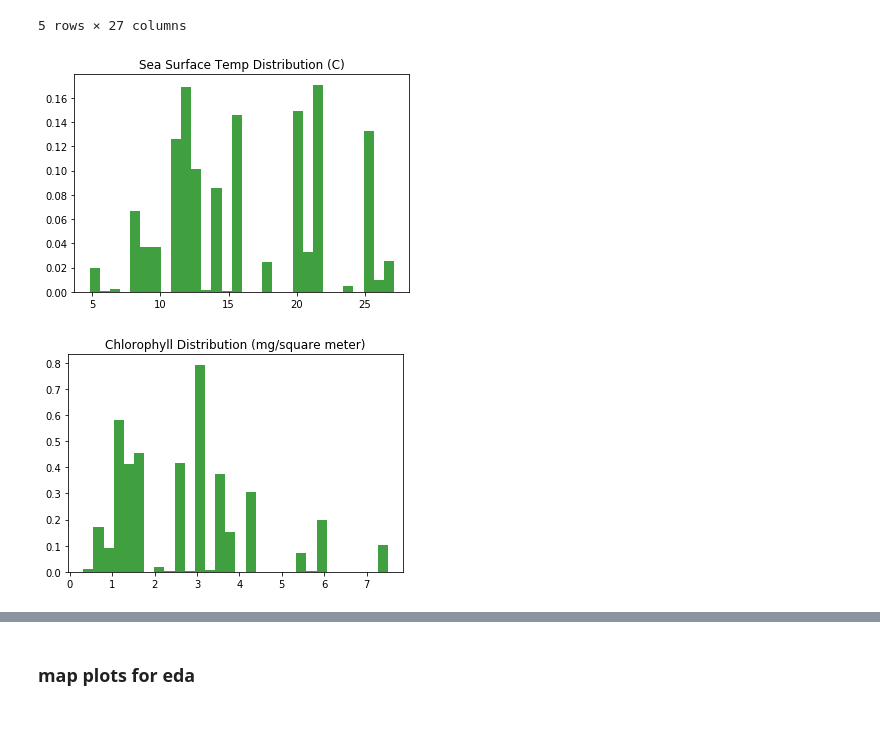
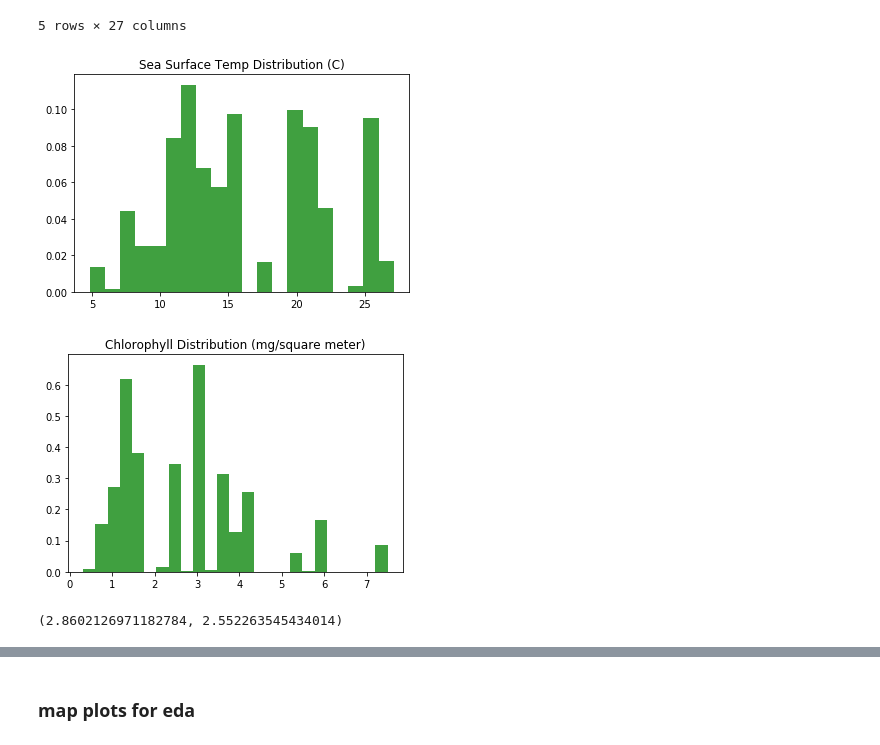
Before and after one commit to lukemckinstry/hack4sea, a Jupyter notebook: notebooks/eda2ml.ipynb, the cells around one changed output, grey strips where cells are left out. Cells and saved outputs as stored; diff of their text form; code cells hidden in the pictures.

```diff
--- a/notebooks/eda2ml.ipynb
+++ b/notebooks/eda2ml.ipynb
@@ -20,16 +20,20 @@ df.head()
 | 4 | 4 | 108 | 23616 | 201684 | 71.0 | F | Developing | Representative | ... |
 5 rows × 27 columns
 # %%
-plt.hist( df['sst'], 30, normed=1, facecolor='green', alpha=0.75)
+plt.hist( df['sst'], 20, normed=1, facecolor='green', alpha=0.75)
 plt.title('Sea Surface Temp Distribution (C)')
 plt.savefig( '../data/raw/sst-dist.png' )
 plt.show()
 # %% [output]
-[figure, old version]
+[figure, new version]
 # %%
-plt.hist( df['chl'].dropna(), 30, normed=1, facecolor='green', alpha=0.75)
+plt.hist( df['chl'].dropna(), 25, normed=1, facecolor='green', alpha=0.75)
 plt.title('Chlorophyll Distribution (mg/square meter)')
 plt.savefig( '../data/raw/chl-dist.png' )
 plt.show()
 # %% [output]
-[figure, old version]
+[figure, new version]
+# %%
+df[df['winter']==1]['chl'].mean(), df[df['winter']==0]['chl'].mean()
+# %% [output]
+(2.8602126971182784, 2.552263545434014)
```
Also changed, not shown: parts of 1 cell of this notebook, 3 other files.
